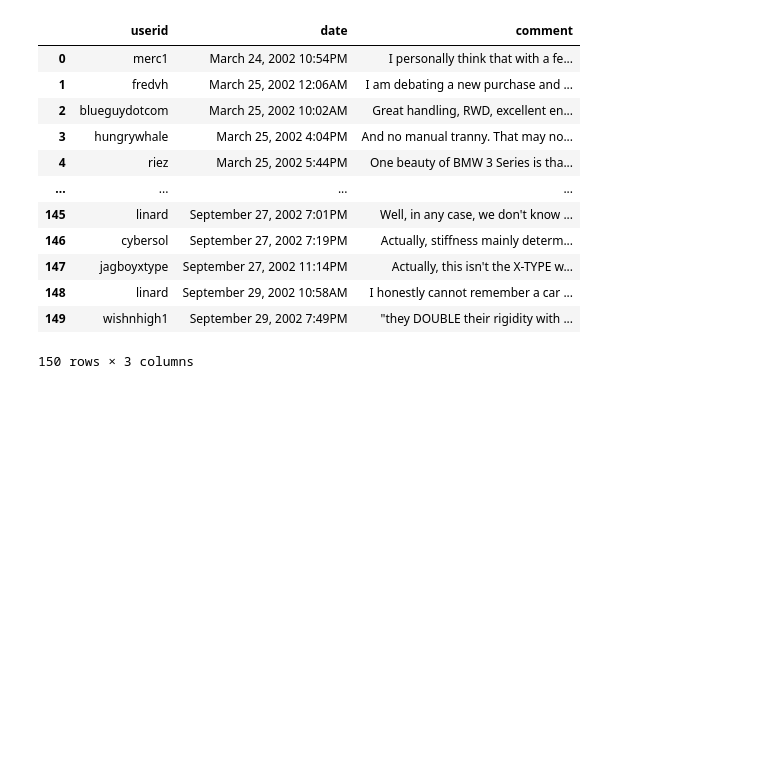
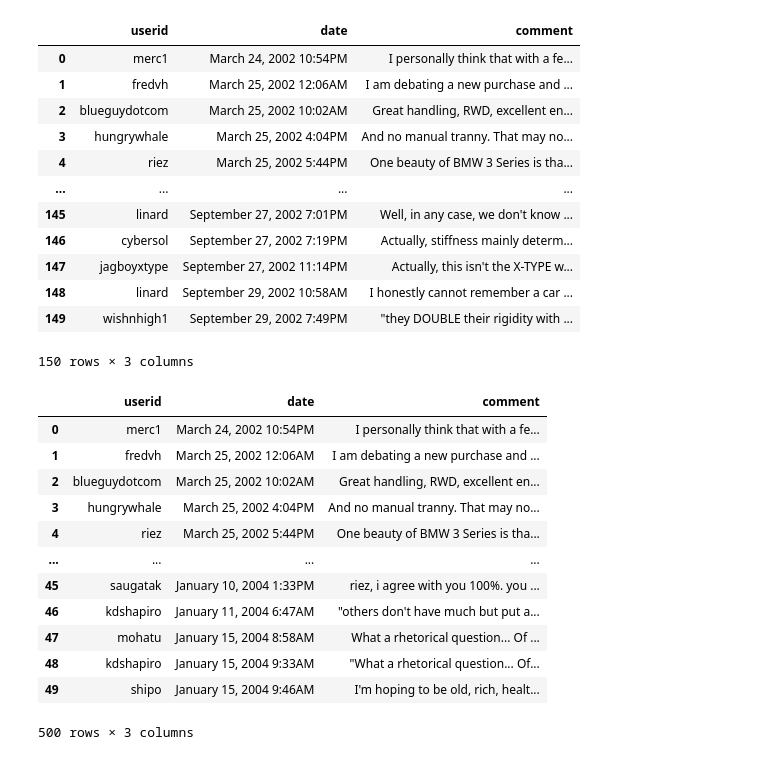
Before and after one commit to ernbilen/Data200_Spring23, a Jupyter notebook: notes/inclass/webscraping-intro.ipynb, the cells around one changed output. Drawn from its saved outputs; the diff is of its cells as text; code cells hidden in the pictures; blank space fills up the shorter version.

```diff
--- a/notes/inclass/webscraping-intro.ipynb
+++ b/notes/inclass/webscraping-intro.ipynb
@@ -127,3 +129,7 @@ df_multi
 | 148 | linard | September 29, 2002 10:58AM | I honestly cannot remember a car ... |
 | 149 | wishnhigh1 | September 29, 2002 7:49PM | "they DOUBLE their rigidity with ... |
 150 rows × 3 columns
+# %%
+# this is how to click on a website object:
+button = driver.find_element('xpath','//*[@title="Next Page"]')
+button.click()
@@ -129,0 +152,46 @@ df_multi
+# %%
+# scraping multiple pages, idea 2
+# clicking to go to next page, idea 2
+driver.get('https://forums.edmunds.com/discussion/2864')
+
+# define an empty dataframe that will be populated
+df_out = pd.DataFrame()
+for j in range(10):
+    try:
+        #print(j)
+        # get comment ids first
+        comment_ids = get_comment_ids()
+
+        # scraping data from a single page
+        comments = get_comments()
+
+        # df with the current page data
+        df_single = pd.DataFrame(comments,columns=['userid','date','comment'])
+
+        # df_out that keeps the entire data
+        df_out = pd.concat([df_out,df_single])
+
+        # this is how to click on a website object:
+        button = driver.find_element('xpath','//*[@title="Next Page"]')
+        button.click()
+
+        # wait between 2-3 seconds
+        time.sleep(random.uniform(2,3))
+    except:
+        print('Error!')
+# %%
+df_out
+# %% [output]
+|  | userid | date | comment |
+| 0 | merc1 | March 24, 2002 10:54PM | I personally think that with a fe... |
+| 1 | fredvh | March 25, 2002 12:06AM | I am debating a new purchase and ... |
+| 2 | blueguydotcom | March 25, 2002 10:02AM | Great handling, RWD, excellent en... |
+| 3 | hungrywhale | March 25, 2002 4:04PM | And no manual tranny. That may no... |
+| 4 | riez | March 25, 2002 5:44PM | One beauty of BMW 3 Series is tha... |
+| ... | ... | ... | ... |
+| 45 | saugatak | January 10, 2004 1:33PM | riez, i agree with you 100%. you ... |
+| 46 | kdshapiro | January 11, 2004 6:47AM | "others don't have much but put a... |
+| 47 | mohatu | January 15, 2004 8:58AM | What a rhetorical question... Of ... |
+| 48 | kdshapiro | January 15, 2004 9:33AM | "What a rhetorical question... Of... |
+| 49 | shipo | January 15, 2004 9:46AM | I'm hoping to be old, rich, healt... |
+500 rows × 3 columns
```
Also changed, not shown: parts of 2 cells of this notebook.
